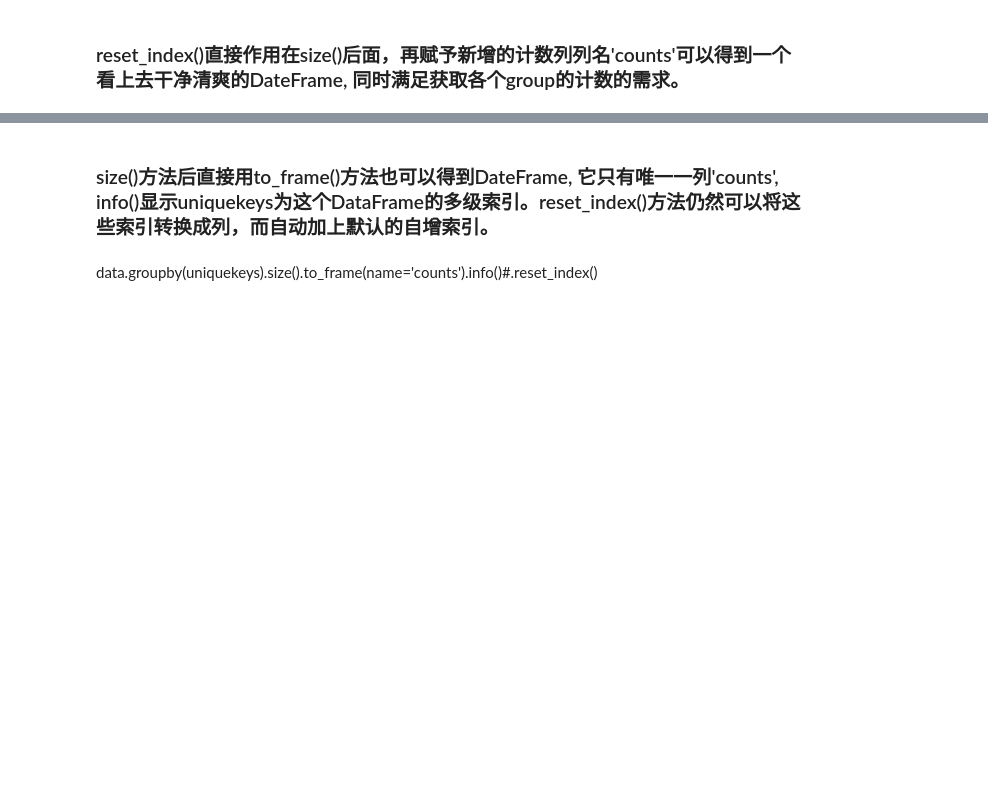
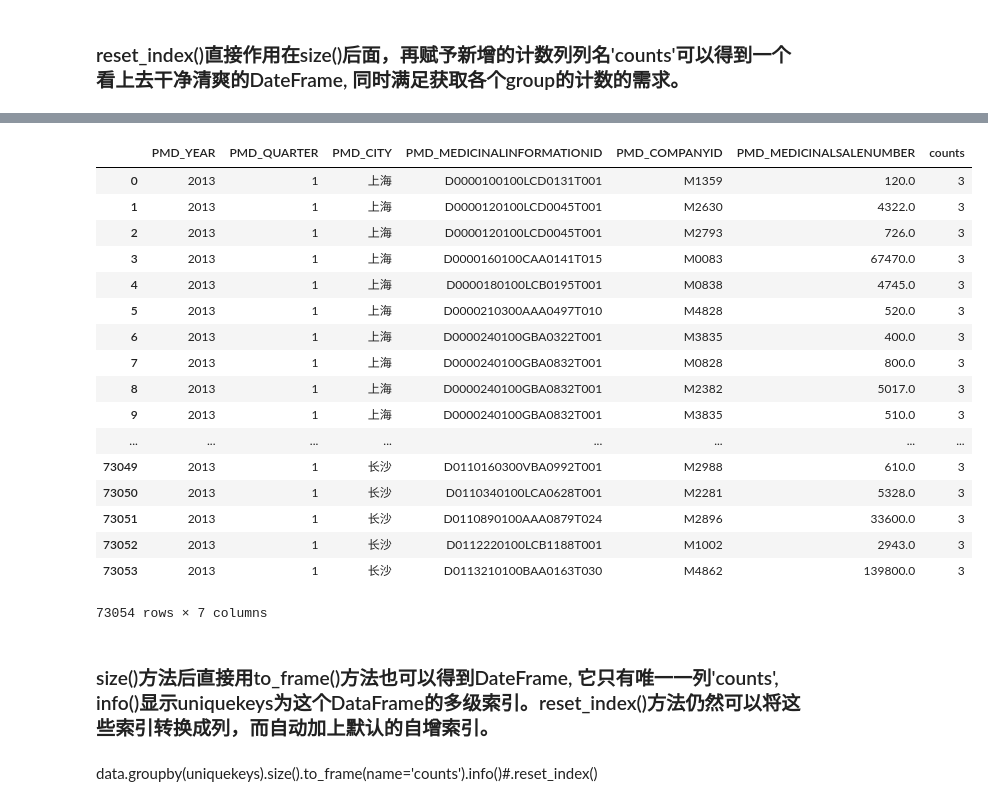
Before and after one commit to Sugeei/python-practice, a Jupyter notebook: jupyter_notebook/pandas_advance.ipynb, the cells around one changed output, grey strips where cells are left out. Drawn from its saved outputs; the diff is of its cells as text; code cells hidden in the pictures; blank space fills up the shorter version.

```diff
--- a/jupyter_notebook/pandas_advance.ipynb
+++ b/jupyter_notebook/pandas_advance.ipynb
@@ -206,5 +967,5 @@ Timestamp('2019-02-28 00:00:00')
 # %%
-data.to_csv("drugsale_test_data.csv", index=False, encoding='utf-8')
+data = pd.read_csv("drugsale_test_data.csv")
 
 uniquekeys = ['PMD_YEAR', 'PMD_QUARTER', 'PMD_CITY', 'PMD_MEDICINALINFORMATIONID', 'PMD_COMPANYID',
              'PMD_MEDICINALSALENUMBER']
@@ -249,5 +1051,24 @@ pandas.core.series.Series
 # %%
-# data.groupby(uniquekeys).size().reset_index(name='counts')
+data.groupby(uniquekeys).size().reset_index(name='counts')
+# %% [output]
+|  | PMD_YEAR | PMD_QUARTER | PMD_CITY | PMD_MEDICINALINFORMATIONID | PMD_COMPANYID | PMD_MEDICINALSALENUMBER | counts |
+| 0 | 2013 | 1 | 上海 | D0000100100LCD0131T001 | M1359 | 120.0 | 3 |
+| 1 | 2013 | 1 | 上海 | D0000120100LCD0045T001 | M2630 | 4322.0 | 3 |
+| 2 | 2013 | 1 | 上海 | D0000120100LCD0045T001 | M2793 | 726.0 | 3 |
+| 3 | 2013 | 1 | 上海 | D0000160100CAA0141T015 | M0083 | 67470.0 | 3 |
+| 4 | 2013 | 1 | 上海 | D0000180100LCB0195T001 | M0838 | 4745.0 | 3 |
+| 5 | 2013 | 1 | 上海 | D0000210300AAA0497T010 | M4828 | 520.0 | 3 |
+| 6 | 2013 | 1 | 上海 | D0000240100GBA0322T001 | M3835 | 400.0 | 3 |
+| 7 | 2013 | 1 | 上海 | D0000240100GBA0832T001 | M0828 | 800.0 | 3 |
+| 8 | 2013 | 1 | 上海 | D0000240100GBA0832T001 | M2382 | 5017.0 | 3 |
+| 9 | 2013 | 1 | 上海 | D0000240100GBA0832T001 | M3835 | 510.0 | 3 |
+| ... | ... | ... | ... | ... | ... | ... | ... |
+| 73049 | 2013 | 1 | 长沙 | D0110160300VBA0992T001 | M2988 | 610.0 | 3 |
+| 73050 | 2013 | 1 | 长沙 | D0110340100LCA0628T001 | M2281 | 5328.0 | 3 |
+| 73051 | 2013 | 1 | 长沙 | D0110890100AAA0879T024 | M2896 | 33600.0 | 3 |
+| 73052 | 2013 | 1 | 长沙 | D0112220100LCB1188T001 | M1002 | 2943.0 | 3 |
+| 73053 | 2013 | 1 | 长沙 | D0113210100BAA0163T030 | M4862 | 139800.0 | 3 |
+73054 rows × 7 columns
 # %% [markdown]
 ### size()方法后直接用to_frame()方法也可以得到DateFrame, 它只有唯一一列'counts', info()显示uniquekeys为这个DataFrame的多级索引。reset_index()方法仍然可以将这些索引转换成列，而自动加上默认的自增索引。
 # %% [markdown]
```
Also changed, not shown: parts of 261 cells of this notebook, 50 other files.
